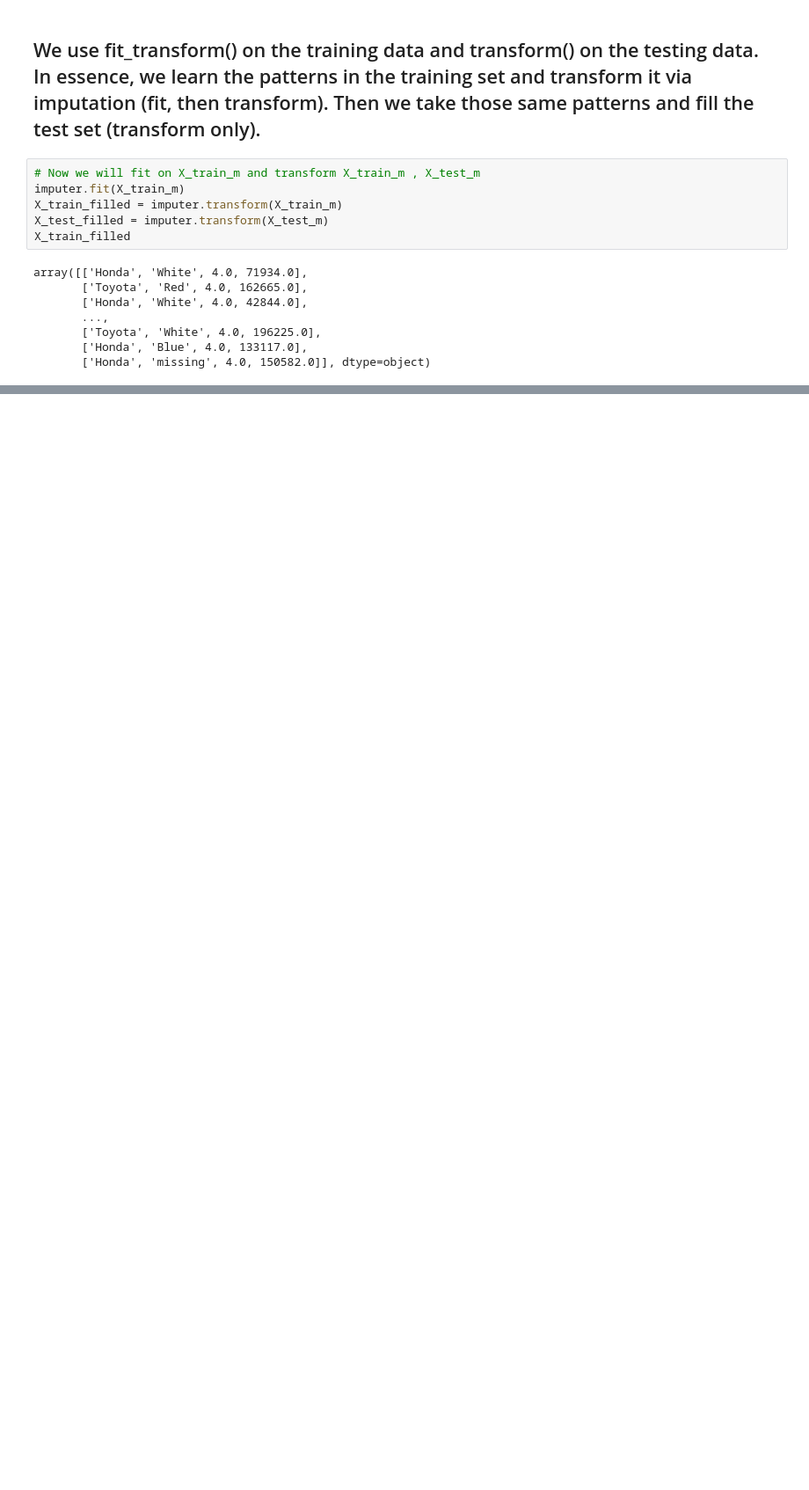
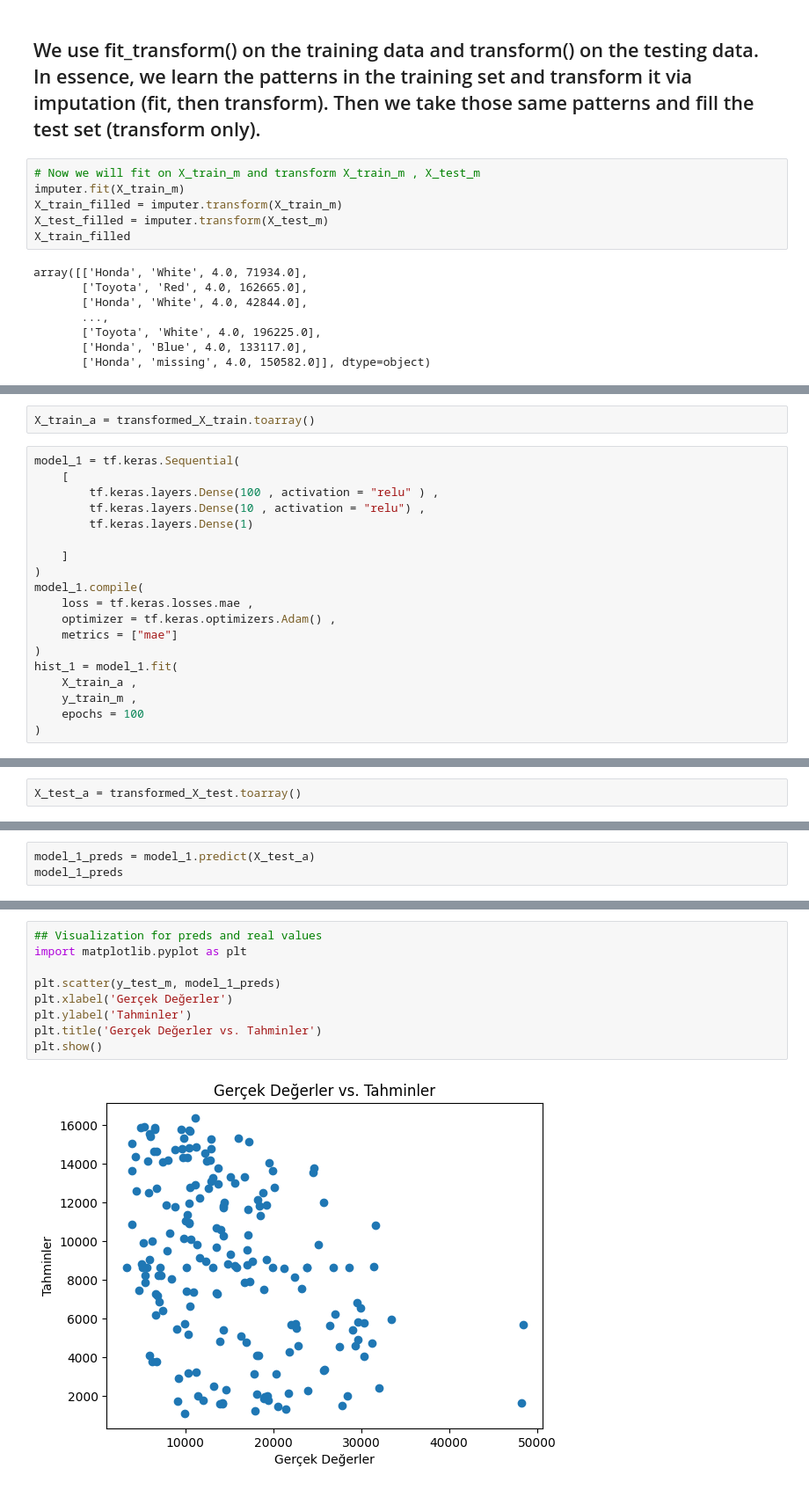
Before and after one commit to MelihKlc/Deep-Learning, a Jupyter notebook: Project_1_Heart_Disease.ipynb, the cells around one changed output, grey strips where cells are left out. Shown at 88% size. Cells and saved outputs as stored; diff of their text form; blank space fills up the shorter version.

```diff
--- a/Project_1_Heart_Disease.ipynb
+++ b/Project_1_Heart_Disease.ipynb
@@ -790,0 +846,21 @@ array([['Honda', 'White', 4.0, 71934.0],
+# %%
+X_train_a = transformed_X_train.toarray()
+# %%
+model_1 = tf.keras.Sequential(
+    [
+        tf.keras.layers.Dense(100 , activation = "relu" ) ,
+        tf.keras.layers.Dense(10 , activation = "relu") ,
+        tf.keras.layers.Dense(1)
+
+    ]
+)
+model_1.compile(
+    loss = tf.keras.losses.mae ,
+    optimizer = tf.keras.optimizers.Adam() ,
+    metrics = ["mae"]
+)
+hist_1 = model_1.fit(
+    X_train_a ,
+    y_train_m ,
+    epochs = 100
+)
@@ -790,0 +885,2 @@ array([['Honda', 'White', 4.0, 71934.0],
+# %%
+X_test_a = transformed_X_test.toarray()
@@ -790,0 +914,3 @@ array([['Honda', 'White', 4.0, 71934.0],
+# %%
+model_1_preds = model_1.predict(X_test_a)
+model_1_preds
@@ -790,0 +936,11 @@ array([['Honda', 'White', 4.0, 71934.0],
+# %%
+## Visualization for preds and real values
+import matplotlib.pyplot as plt
+
+plt.scatter(y_test_m, model_1_preds)
+plt.xlabel('Gerçek Değerler')
+plt.ylabel('Tahminler')
+plt.title('Gerçek Değerler vs. Tahminler')
+plt.show()
+# %% [output]
+[figure, added]
```
Also changed, not shown: parts of 12 cells of this notebook.
